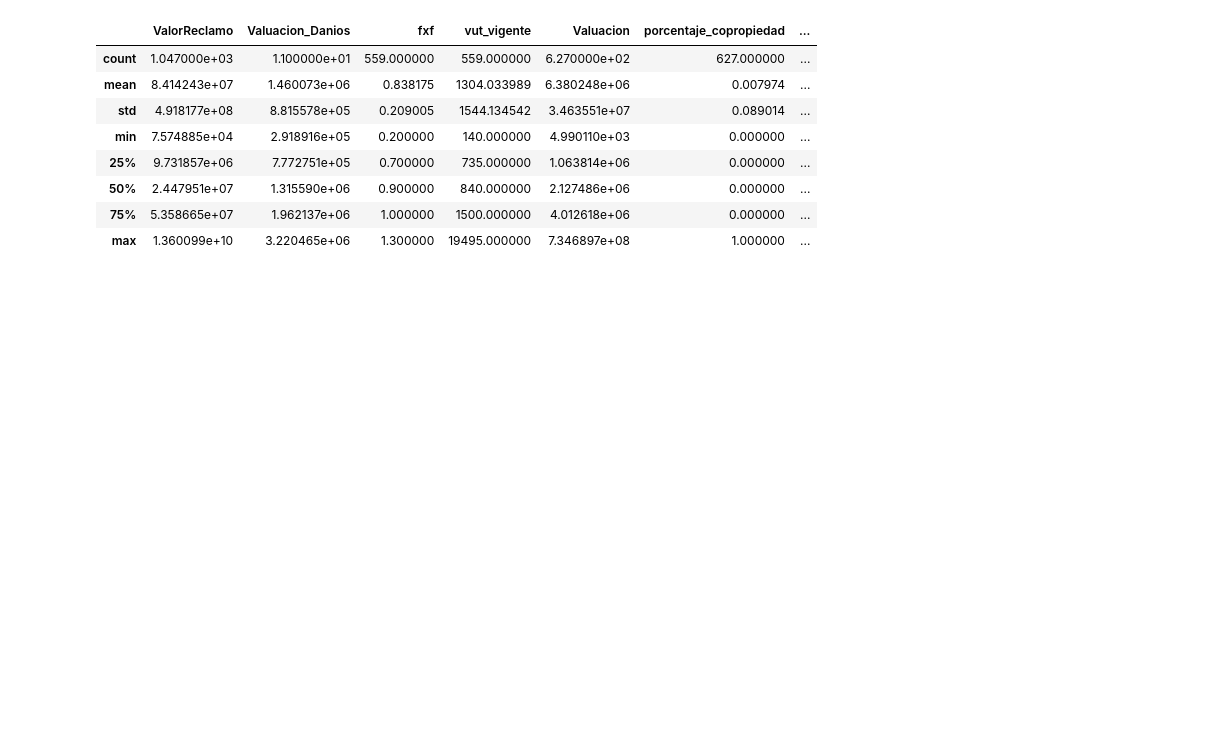
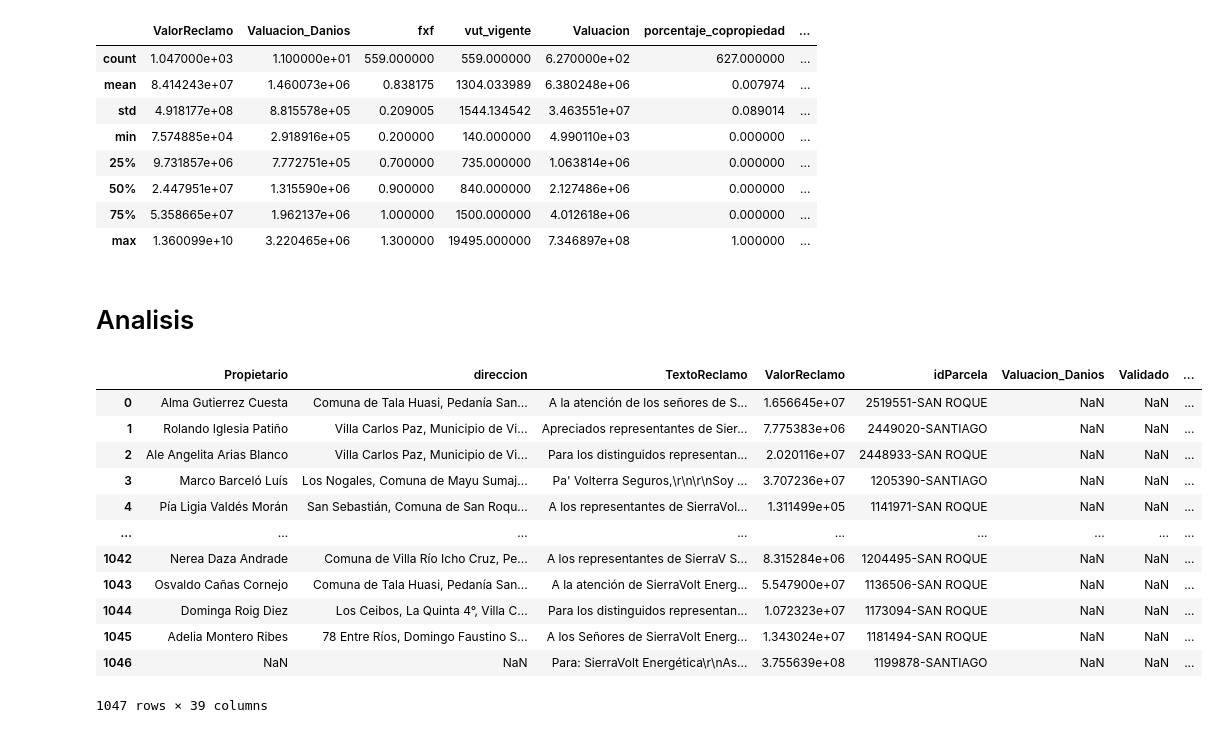
Before and after one commit to freire-guido/eci-2024, a Jupyter notebook: coso.ipynb, the cells around one changed output. Saved outputs shown, nothing was run; the diff lists cells and outputs as text; code cells hidden in the pictures; blank space fills up the shorter version.

```diff
--- a/coso.ipynb
+++ b/coso.ipynb
@@ -112,3 +112,5 @@ join.describe()
 | 50% | 2.447951e+07 | 1.315590e+06 | 0.900000 | 840.000000 | 2.127486e+06 | 0.000000 | ... |
 | 75% | 5.358665e+07 | 1.962137e+06 | 1.000000 | 1500.000000 | 4.012618e+06 | 0.000000 | ... |
 | max | 1.360099e+10 | 3.220465e+06 | 1.300000 | 19495.000000 | 7.346897e+08 | 1.000000 | ... |
+# %% [markdown]
+# Analisis
@@ -114,0 +121,16 @@ join.describe()
+# %%
+join
+# %% [output]
+|  | Propietario | direccion | TextoReclamo | ValorReclamo | idParcela | Valuacion_Danios | Validado | ... |
+| 0 | Alma Gutierrez Cuesta | Comuna de Tala Huasi, Pedanía San... | A la atención de los señores de S... | 1.656645e+07 | 2519551-SAN ROQUE | NaN | NaN | ... |
+| 1 | Rolando Iglesia Patiño | Villa Carlos Paz, Municipio de Vi... | Apreciados representantes de Sier... | 7.775383e+06 | 2449020-SANTIAGO | NaN | NaN | ... |
+| 2 | Ale Angelita Arias Blanco | Villa Carlos Paz, Municipio de Vi... | Para los distinguidos representan... | 2.020116e+07 | 2448933-SAN ROQUE | NaN | NaN | ... |
+| 3 | Marco Barceló Luís | Los Nogales, Comuna de Mayu Sumaj... | Pa' Volterra Seguros,\r\n\r\nSoy ... | 3.707236e+07 | 1205390-SANTIAGO | NaN | NaN | ... |
+| 4 | Pía Ligia Valdés Morán | San Sebastián, Comuna de San Roqu... | A los representantes de SierraVol... | 1.311499e+05 | 1141971-SAN ROQUE | NaN | NaN | ... |
+| ... | ... | ... | ... | ... | ... | ... | ... | ... |
+| 1042 | Nerea Daza Andrade | Comuna de Villa Río Icho Cruz, Pe... | A los representantes de SierraV S... | 8.315284e+06 | 1204495-SAN ROQUE | NaN | NaN | ... |
+| 1043 | Osvaldo Cañas Cornejo | Comuna de Tala Huasi, Pedanía San... | A la atención de SierraVolt Energ... | 5.547900e+07 | 1136506-SAN ROQUE | NaN | NaN | ... |
+| 1044 | Dominga Roig Diez | Los Ceibos, La Quinta 4°, Villa C... | Para los distinguidos representan... | 1.072323e+07 | 1173094-SAN ROQUE | NaN | NaN | ... |
+| 1045 | Adelia Montero Ribes | 78 Entre Ríos, Domingo Faustino S... | A los Señores de SierraVolt Energ... | 1.343024e+07 | 1181494-SAN ROQUE | NaN | NaN | ... |
+| 1046 | NaN | NaN | Para: SierraVolt Energética\r\nAs... | 3.755639e+08 | 1199878-SANTIAGO | NaN | NaN | ... |
+1047 rows × 39 columns
```
Also changed, not shown: parts of 9 cells of this notebook.
